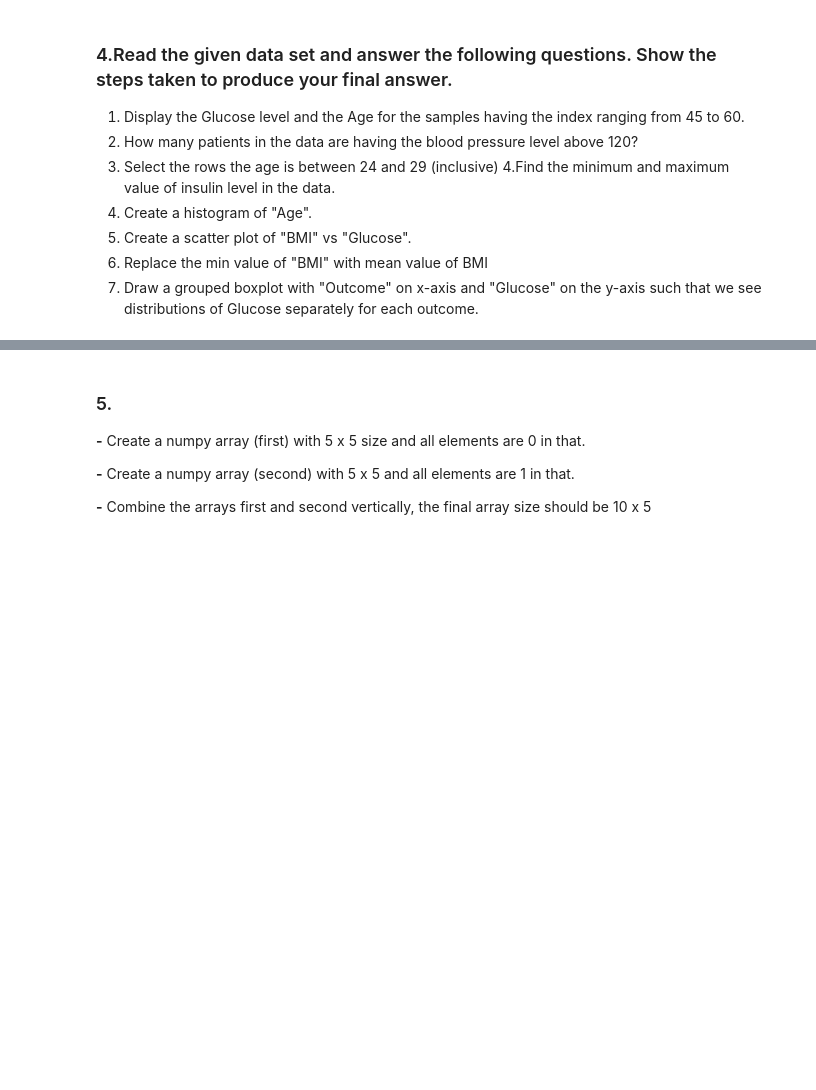
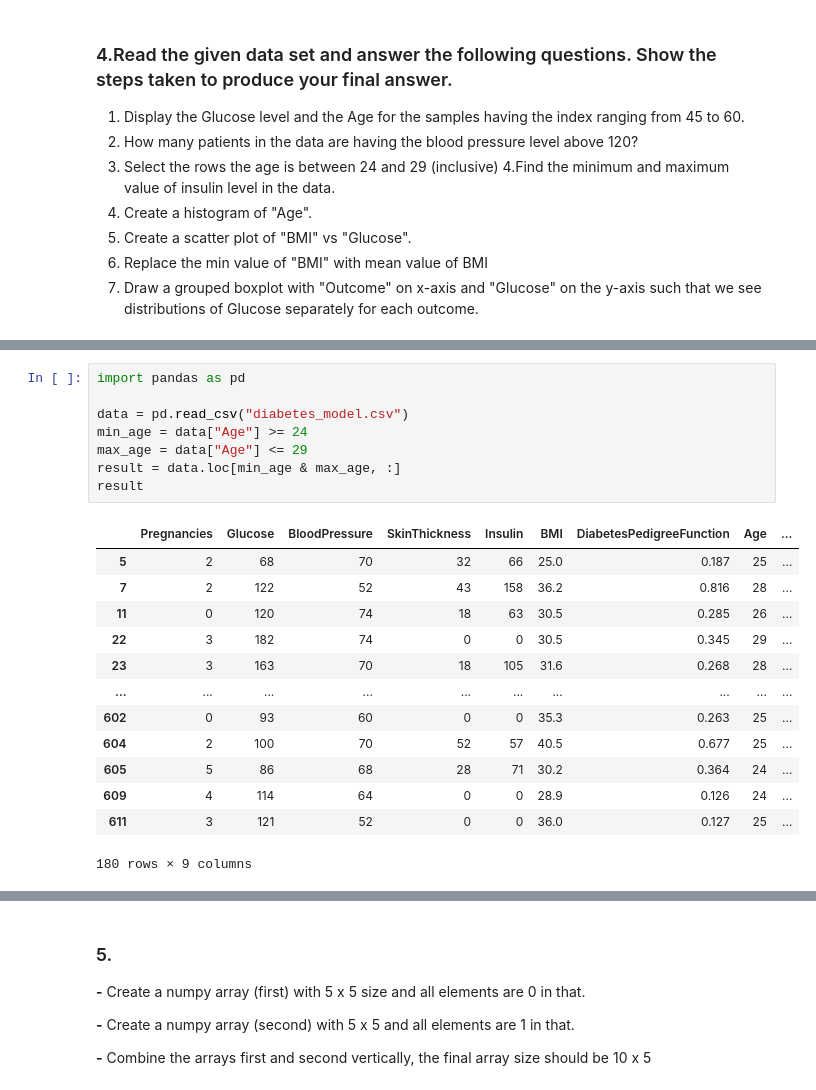
Before and after one commit to vishnuda373/lark_activities, a Jupyter notebook: Week 03 Python for DS.ipynb, the cells around one changed output, grey strips where cells are left out. Drawn from its saved outputs; the diff is of its cells as text; blank space fills up the shorter version.

```diff
--- a/Week 03 Python for DS.ipynb
+++ b/Week 03 Python for DS.ipynb
@@ -91,0 +137,22 @@ data
+# %%
+import pandas as pd
+
+data = pd.read_csv("diabetes_model.csv")
+min_age = data["Age"] >= 24
+max_age = data["Age"] <= 29
+result = data.loc[min_age & max_age, :]
+result
+# %% [output]
+|  | Pregnancies | Glucose | BloodPressure | SkinThickness | Insulin | BMI | DiabetesPedigreeFunction | Age | ... |
+| 5 | 2 | 68 | 70 | 32 | 66 | 25.0 | 0.187 | 25 | ... |
+| 7 | 2 | 122 | 52 | 43 | 158 | 36.2 | 0.816 | 28 | ... |
+| 11 | 0 | 120 | 74 | 18 | 63 | 30.5 | 0.285 | 26 | ... |
+| 22 | 3 | 182 | 74 | 0 | 0 | 30.5 | 0.345 | 29 | ... |
+| 23 | 3 | 163 | 70 | 18 | 105 | 31.6 | 0.268 | 28 | ... |
+| ... | ... | ... | ... | ... | ... | ... | ... | ... | ... |
+| 602 | 0 | 93 | 60 | 0 | 0 | 35.3 | 0.263 | 25 | ... |
+| 604 | 2 | 100 | 70 | 52 | 57 | 40.5 | 0.677 | 25 | ... |
+| 605 | 5 | 86 | 68 | 28 | 71 | 30.2 | 0.364 | 24 | ... |
+| 609 | 4 | 114 | 64 | 0 | 0 | 28.9 | 0.126 | 24 | ... |
+| 611 | 3 | 121 | 52 | 0 | 0 | 36.0 | 0.127 | 25 | ... |
+180 rows × 9 columns
```
Also changed, not shown: parts of 12 cells of this notebook.
